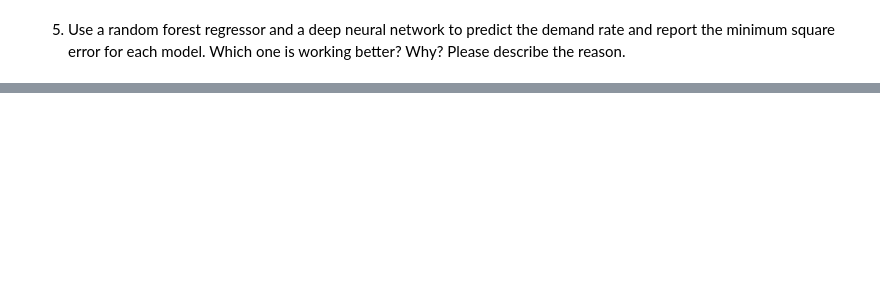
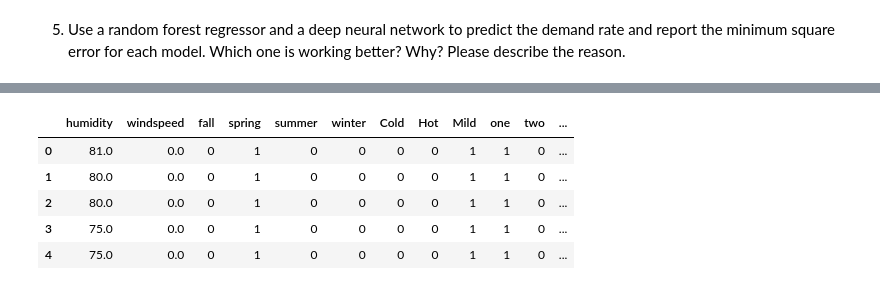
Before and after one commit to UChisom/ml_time_series_analysis, a Jupyter notebook: db_time_series_analysis.ipynb, the cells around one changed output, grey strips where cells are left out. Cells and saved outputs as stored; diff of their text form; code cells hidden in the pictures; blank space fills up the shorter version.

```diff
--- a/db_time_series_analysis.ipynb
+++ b/db_time_series_analysis.ipynb
@@ -866,0 +912,5 @@ import numpy as np
+# %%
+# change the datatype of weather_code attribute to categorical data type
+
+df.weather_code = df.weather_code.astype('category')
+df.info()
@@ -866,0 +935,22 @@ import numpy as np
+# %%
+predictors = ['season', 'humidity', 'windspeed', 'temp_category', 'weather_code']
+
+X_df = df[predictors]
+# %%
+obj_column = ['season', 'temp_category', 'weather_code']
+
+# loop through the list to get dummies for each column
+for item in obj_column:
+    X_new = pd.get_dummies(df[item])
+    X_df = pd.concat([X_df, X_new], axis=1)
+
+X_df = X_df.drop(columns=obj_column)
+X_df.rename(columns = {1:'one', 2:'two', 3:'three', 4:'four'}, inplace=True)
+X_df.head()
+# %% [output]
+|  | humidity | windspeed | fall | spring | summer | winter | Cold | Hot | Mild | one | two | ... |
+| 0 | 81.0 | 0.0 | 0 | 1 | 0 | 0 | 0 | 0 | 1 | 1 | 0 | ... |
+| 1 | 80.0 | 0.0 | 0 | 1 | 0 | 0 | 0 | 0 | 1 | 1 | 0 | ... |
+| 2 | 80.0 | 0.0 | 0 | 1 | 0 | 0 | 0 | 0 | 1 | 1 | 0 | ... |
+| 3 | 75.0 | 0.0 | 0 | 1 | 0 | 0 | 0 | 0 | 1 | 1 | 0 | ... |
+| 4 | 75.0 | 0.0 | 0 | 1 | 0 | 0 | 0 | 0 | 1 | 1 | 0 | ... |
```
Also changed, not shown: parts of 57 cells of this notebook, 1 other file.
